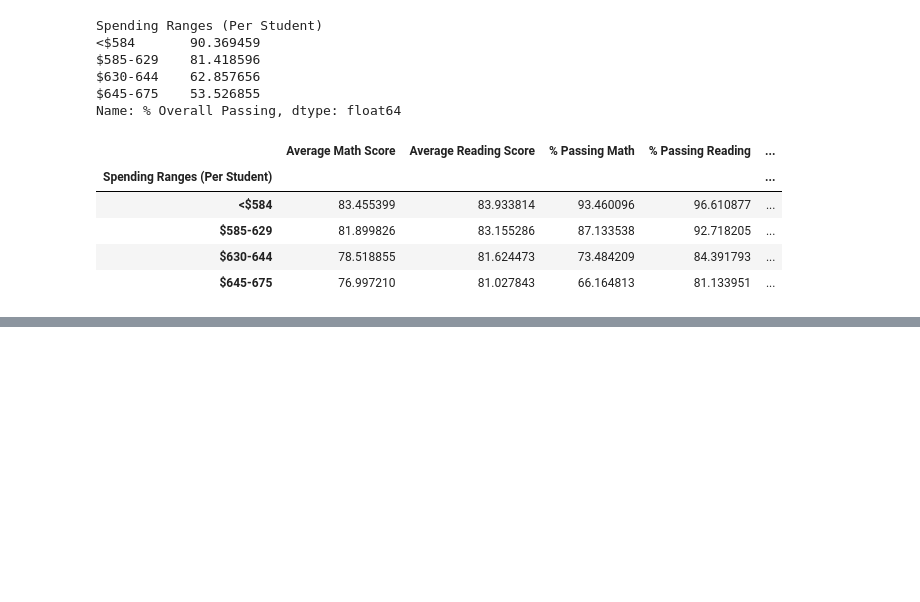
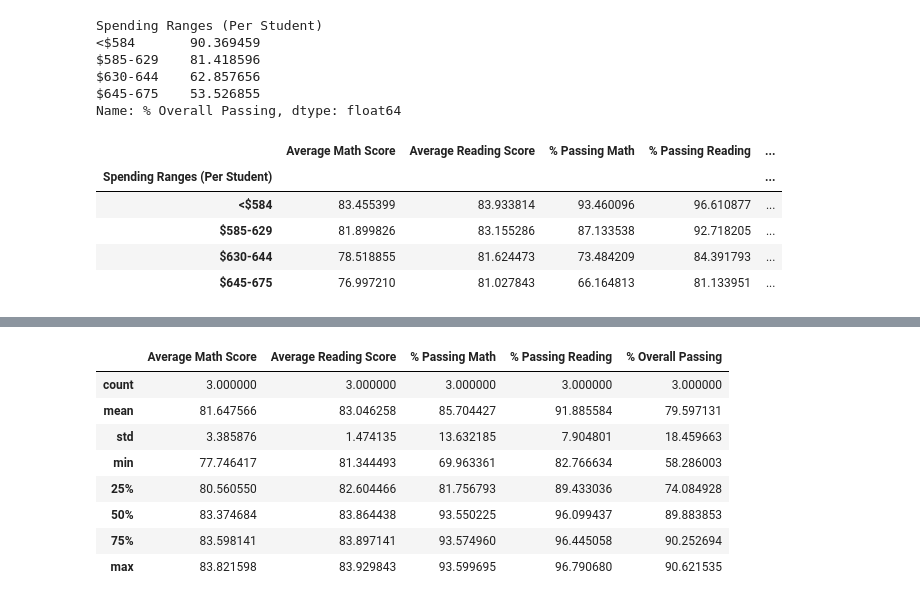
Before and after one commit to austink24/School_District_Analysis, a Jupyter notebook: PyCitySchools.ipynb, the cells around one changed output, grey strips where cells are left out. Saved outputs shown, nothing was run; the diff lists cells and outputs as text; code cells hidden in the pictures; blank space fills up the shorter version.

Commit message:
scores by school size

```diff
--- a/PyCitySchools.ipynb
+++ b/PyCitySchools.ipynb
@@ -1074,0 +1095,9 @@ spending_summary_df
+# %%
+# Establish the bins.
+size_bins = [0, 1000, 2000, 5000]
+group_names = ["Small (<1000)", "Medium (1000-2000)", "Large (2000-5000)"]
+# %%
+# Categorize spending based on the bins.
+per_school_summary_df["School Size"] = pd.cut(per_school_summary_df["Total Students"], size_bins, labels=group_names)
+
+per_school_summary_df.head()
@@ -1074,0 +1111,21 @@ spending_summary_df
+# %%
+# Calculate averages for the desired columns.
+size_math_scores = per_school_summary_df.groupby(["School Size"]).mean()["Average Math Score"]
+
+size_reading_scores = per_school_summary_df.groupby(["School Size"]).mean()["Average Reading Score"]
+
+size_passing_math = per_school_summary_df.groupby(["School Size"]).mean()["% Passing Math"]
+
+size_passing_reading = per_school_summary_df.groupby(["School Size"]).mean()["% Passing Reading"]
+
+size_overall_passing = per_school_summary_df.groupby(["School Size"]).mean()["% Overall Passing"]
+# %%
+# Assemble into DataFrame.
+size_summary_df = pd.DataFrame({
+          "Average Math Score" : size_math_scores,
+          "Average Reading Score": size_reading_scores,
+          "% Passing Math": size_passing_math,
+          "% Passing Reading": size_passing_reading,
+          "% Overall Passing": size_overall_passing})
+
+size_summary_df
@@ -1074,0 +1138,12 @@ spending_summary_df
+# %%
+size_summary_df.describe()
+# %% [output]
+|  | Average Math Score | Average Reading Score | % Passing Math | % Passing Reading | % Overall Passing |
+| count | 3.000000 | 3.000000 | 3.000000 | 3.000000 | 3.000000 |
+| mean | 81.647566 | 83.046258 | 85.704427 | 91.885584 | 79.597131 |
+| std | 3.385876 | 1.474135 | 13.632185 | 7.904801 | 18.459663 |
+| min | 77.746417 | 81.344493 | 69.963361 | 82.766634 | 58.286003 |
+| 25% | 80.560550 | 82.604466 | 81.756793 | 89.433036 | 74.084928 |
+| 50% | 83.374684 | 83.864438 | 93.550225 | 96.099437 | 89.883853 |
+| 75% | 83.598141 | 83.897141 | 93.574960 | 96.445058 | 90.252694 |
+| max | 83.821598 | 83.929843 | 93.599695 | 96.790680 | 90.621535 |
```
Also changed, not shown: parts of 3 cells of this notebook.
